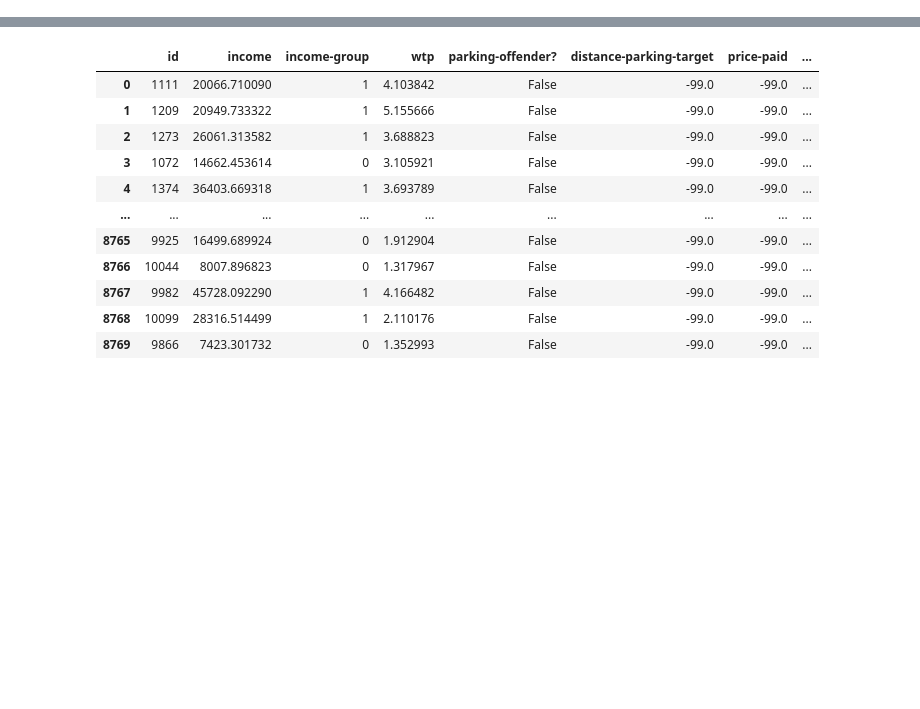
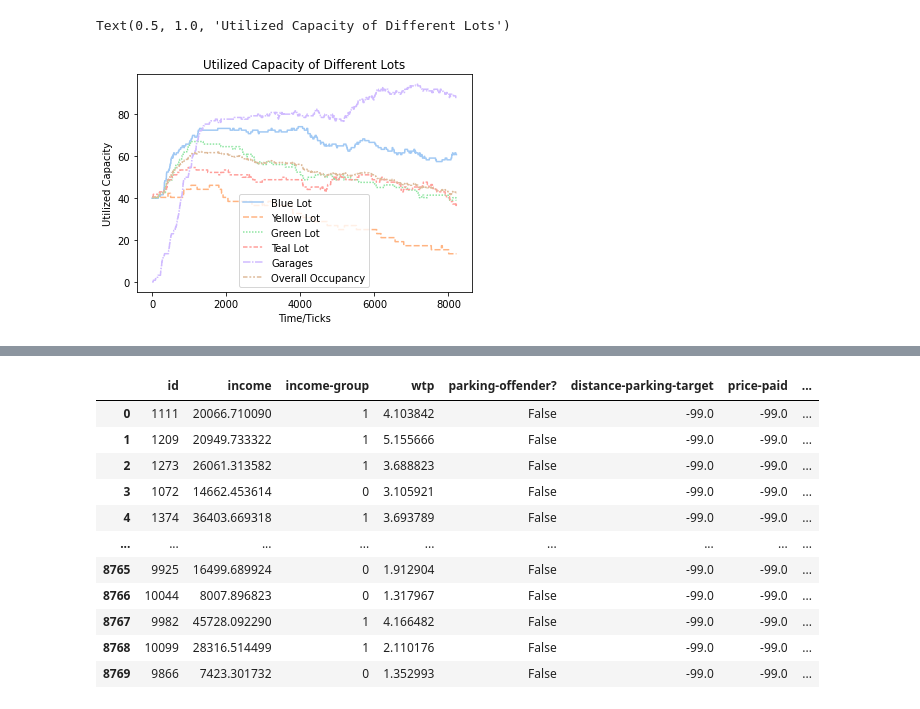
Before and after one commit to kimlindner/social_simulation_seminar, a Jupyter notebook: notebooks/evaluation.ipynb, the cells around one changed output, grey strips where cells are left out. Cells and saved outputs as stored; diff of their text form; code cells hidden in the pictures; blank space fills up the shorter version.

```diff
--- a/notebooks/evaluation.ipynb
+++ b/notebooks/evaluation.ipynb
@@ -6,0 +34,3 @@ import seaborn as sns
+# %%
+capacity_600 = pd.read_csv('../social_simulation_seminar/reports/600cars/capacity_lots_cleaned.csv')
+capacity_600
@@ -6,0 +51,10 @@ import seaborn as sns
+# %%
+#x = all_stats.index
+#y = all_stats['Avg Utility']
+ax = sns.lineplot(data=capacity_600, palette='pastel')
+ax.set_xlabel('Time/Ticks')
+ax.set_ylabel('Utilized Capacity')
+ax.set_title('Utilized Capacity of Different Lots')
+# %% [output]
+Text(0.5, 1.0, 'Utilized Capacity of Different Lots')
+[figure, added]
```
Also changed, not shown: parts of 35 cells of this notebook.
